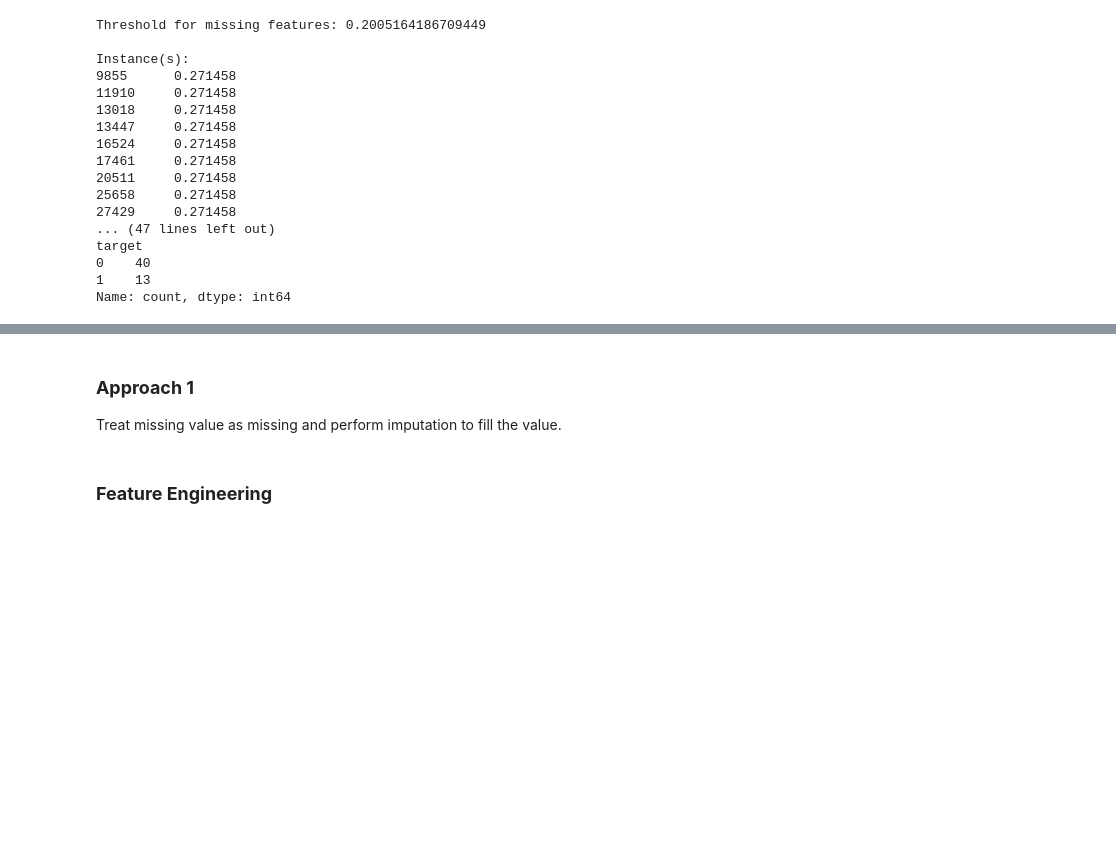
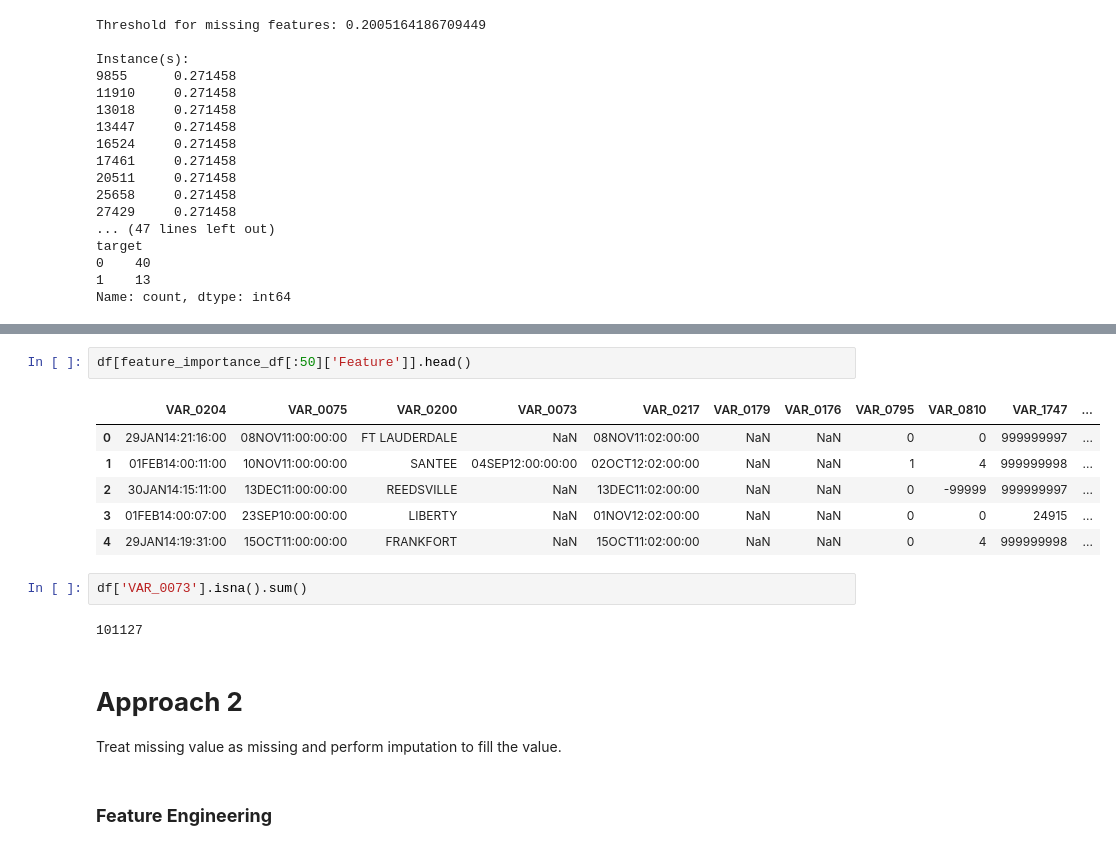
Before and after one commit to rezadzikri19/CLF-Spring-Leaf-Markeing-Response, a Jupyter notebook: marketing_classification.ipynb, the cells around one changed output, grey strips where cells are left out. Cells and saved outputs as stored; diff of their text form; blank space fills up the shorter version.

```diff
--- a/marketing_classification.ipynb
+++ b/marketing_classification.ipynb
@@ -220,5 +321,18 @@ Name: count, dtype: int64
+# %%
+df[feature_importance_df[:50]['Feature']].head()
+# %% [output]
+|  | VAR_0204 | VAR_0075 | VAR_0200 | VAR_0073 | VAR_0217 | VAR_0179 | VAR_0176 | VAR_0795 | VAR_0810 | VAR_1747 | ... |
+| 0 | 29JAN14:21:16:00 | 08NOV11:00:00:00 | FT LAUDERDALE | NaN | 08NOV11:02:00:00 | NaN | NaN | 0 | 0 | 999999997 | ... |
+| 1 | 01FEB14:00:11:00 | 10NOV11:00:00:00 | SANTEE | 04SEP12:00:00:00 | 02OCT12:02:00:00 | NaN | NaN | 1 | 4 | 999999998 | ... |
+| 2 | 30JAN14:15:11:00 | 13DEC11:00:00:00 | REEDSVILLE | NaN | 13DEC11:02:00:00 | NaN | NaN | 0 | -99999 | 999999997 | ... |
+| 3 | 01FEB14:00:07:00 | 23SEP10:00:00:00 | LIBERTY | NaN | 01NOV12:02:00:00 | NaN | NaN | 0 | 0 | 24915 | ... |
+| 4 | 29JAN14:19:31:00 | 15OCT11:00:00:00 | FRANKFORT | NaN | 15OCT11:02:00:00 | NaN | NaN | 0 | 4 | 999999998 | ... |
+# %%
+df['VAR_0073'].isna().sum()
+# %% [output]
+101127
 # %% [markdown]
-### **Approach 1**
+# **Approach 2**
 Treat missing value as missing and perform imputation to fill the value.
 # %% [markdown]
 ### **Feature Engineering**
```
Also changed, not shown: parts of 16 cells of this notebook.
